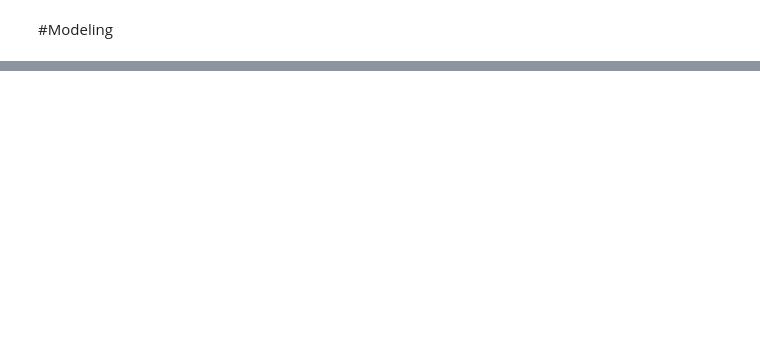
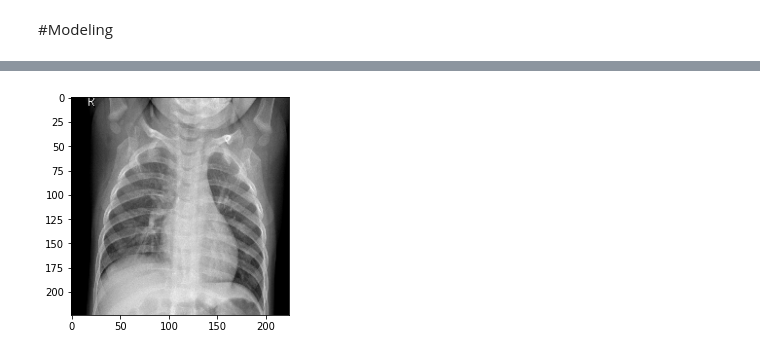
Before and after one commit to katehee/pneumonia-detection-in-X-ray-images, a Jupyter notebook: pneumonia.ipynb, the cells around one changed output, grey strips where cells are left out. Drawn from its saved outputs; the diff is of its cells as text; code cells hidden in the pictures; blank space fills up the shorter version.

```diff
--- a/pneumonia.ipynb
+++ b/pneumonia.ipynb
@@ -288,0 +302,17 @@ Accuracy of the model is -  74.35897588729858 %
+# %%
+img_name = os.listdir('/content/drive/MyDrive/Pneumonia/train/PNEUMONIA')[0]
+img_path = '/content/drive/MyDrive/Pneumonia/train/PNEUMONIA/' + img_name
+
+#Preprocess the image into a 4D tensor
+img = image.load_img(img_path, target_size=(img_size,img_size))
+img_tensor = image.img_to_array(img)
+img_tensor = np.expand_dims(img_tensor, axis=0)
+
+# The model was trained on inputs that were preprocessed in the following way:
+img_tensor /= 255. #
+
+#display the image
+plt.imshow(img_tensor[0])
+plt.show()
+# %% [output]
+[figure, added]
```
Also changed, not shown: parts of 20 cells of this notebook.
